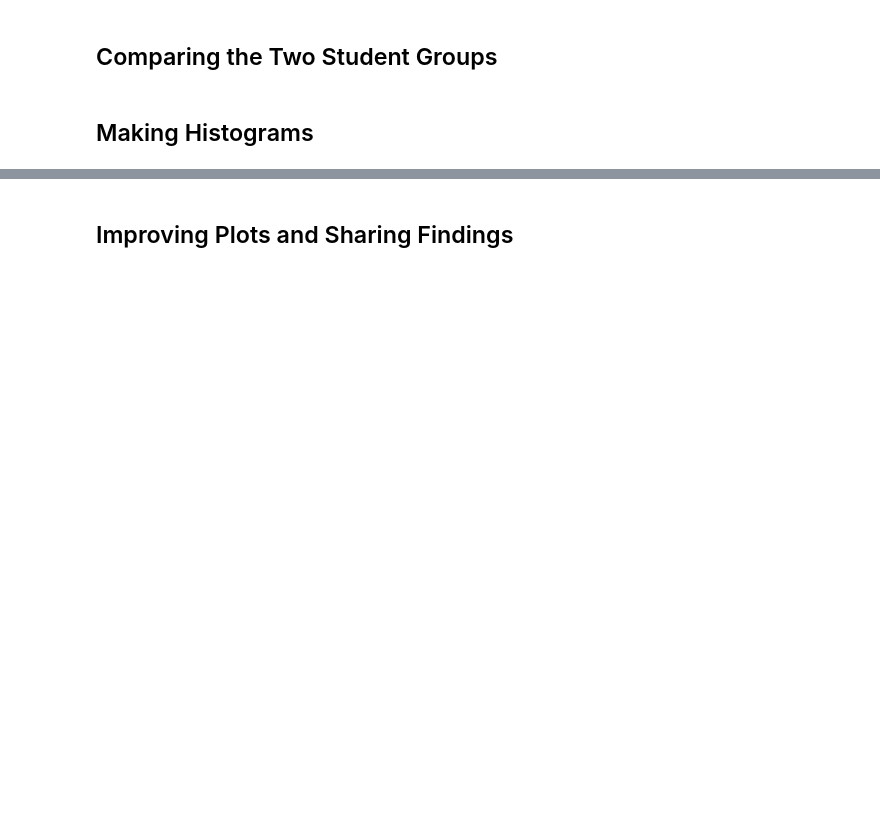
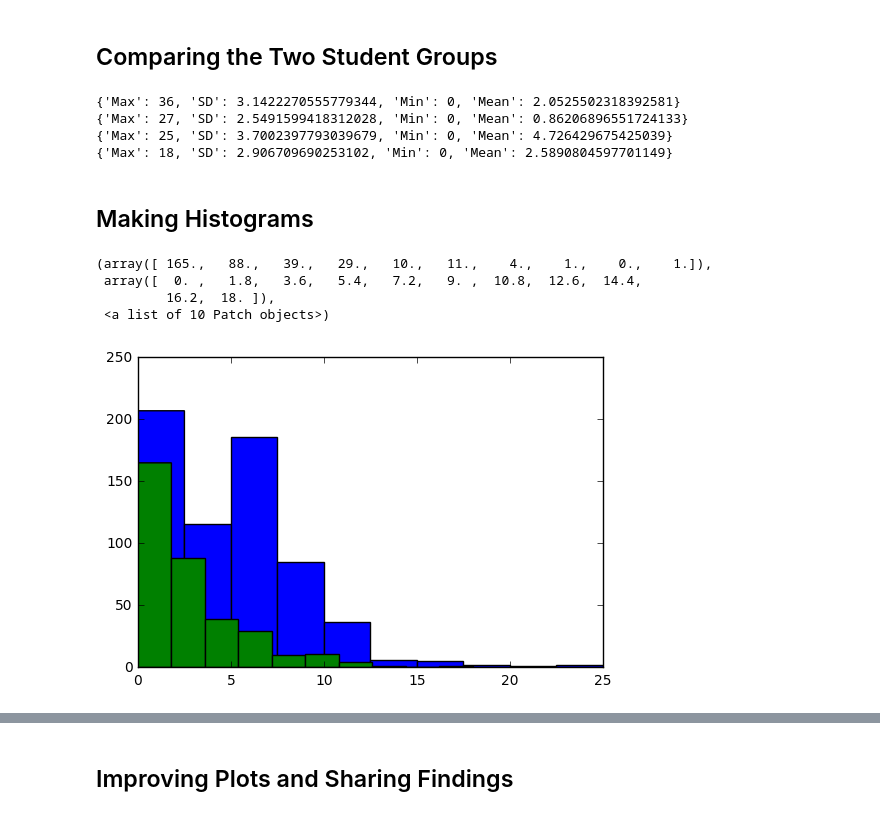
Before and after one commit to 808sAndBR/Data_Analyst_Nanodegree, a Jupyter notebook: Project2/Data_analysis_process/L1_Starter_Code.ipynb, the cells around one changed output, grey strips where cells are left out. Saved outputs shown, nothing was run; the diff lists cells and outputs as text; code cells hidden in the pictures; blank space fills up the shorter version.

Commit message:
finised process lessons

```diff
--- a/Project2/Data_analysis_process/L1_Starter_Code.ipynb
+++ b/Project2/Data_analysis_process/L1_Starter_Code.ipynb
@@ -166,3 +173,9 @@ u'0'
 
 ## Find the number of surprising data points (enrollments missing from
 ## the engagement table) that remain, if any.
+
+surprise = [x for x in not_surprise if x['join_date'] != x['cancel_date']]
+print "length: " + str(len(surprise))
+
+for student in surprise:
+    print surprise
@@ -212,7 +249,7 @@ paid_students =
 # of the student joining.
 def within_one_week(join_date, engagement_date):
     time_delta = engagement_date - join_date
-    return time_delta.days < 7
+    return time_delta.days < 7 and time_delta.days >= 0
 # %%
 #####################################
 #                 7                 #
@@ -307,13 +452,60 @@ non_passing_engagement =
 ## students who pass the subway project vs. students who don't. A good
 ## starting point would be the metrics we looked at earlier (minutes spent
 ## in the classroom, lessons completed, and days visited).
+
+# pass_completed = summarizer(passing_engagement, 'lessons_completed')
+# n_pass_completed = summarizer(non_passing_engagement, 'lessons_completed')
+
+# print pass_completed
+# print n_pass_completed
+
+
+def list_summarizer(data, sum_field):
+    total_by_account = defaultdict(int)
+    for engagement in data:
+        total_value = total_by_account[engagement['account_key']]
+        total_value += engagement[sum_field]
+        total_by_account[engagement['account_key']] = total_value
+    return total_by_account
+
+pass_completed = list_summarizer(passing_engagement, 'lessons_completed')
+n_pass_completed = list_summarizer(non_passing_engagement, 'lessons_completed')
+
+print sum_stats(pass_completed)
+print sum_stats(n_pass_completed)
+
+pass_visited = list_summarizer(passing_engagement, 'num_courses_visited')
+n_pass_visited = list_summarizer(non_passing_engagement, 'num_courses_visited')
+
+print sum_stats(pass_visited)
+print sum_stats(n_pass_visited)
+
+pass_spent = list_summarizer(passing_engagement, 'total_minutes_visited')
+n_pass_spent = list_summarizer(non_passing_engagement, 'total_minutes_visited')
+# %% [output]
+{'Max': 36, 'SD': 3.1422270555779344, 'Min': 0, 'Mean': 2.0525502318392581}
+{'Max': 27, 'SD': 2.5491599418312028, 'Min': 0, 'Mean': 0.86206896551724133}
+{'Max': 25, 'SD': 3.7002397793039679, 'Min': 0, 'Mean': 4.726429675425039}
+{'Max': 18, 'SD': 2.906709690253102, 'Min': 0, 'Mean': 2.5890804597701149}
 # %% [markdown]
 ## Making Histograms
 # %%
 ######################################
 #                 13                 #
 ######################################
 
 ## Make histograms of the three metrics we looked at earlier for both
 ## students who passed the subway project and students who didn't. You
 ## might also want to make histograms of any other metrics you examined.
+%matplotlib inline
+import matplotlib.pyplot as plt
+
+
+plt.hist(pass_visited.values())
+plt.hist(n_pass_visited.values())
+# %% [output]
+(array([ 165.,   88.,   39.,   29.,   10.,   11.,    4.,    1.,    0.,    1.]),
+ array([  0. ,   1.8,   3.6,   5.4,   7.2,   9. ,  10.8,  12.6,  14.4,
+         16.2,  18. ]),
+ <a list of 10 Patch objects>)
+[figure, added]
```
Also changed, not shown: parts of 17 cells of this notebook.
